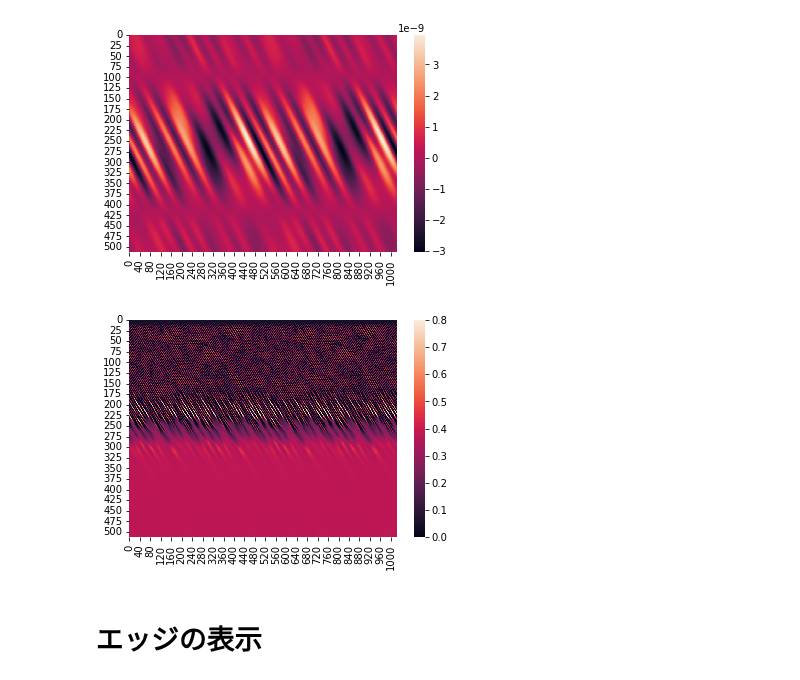
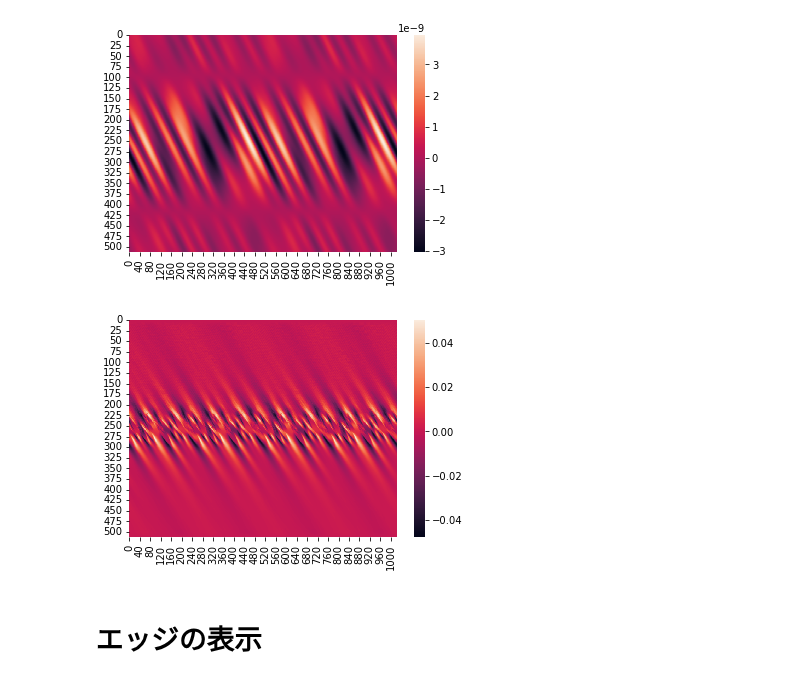
Before and after one commit to koki-mus/research, a Jupyter notebook: src/visualize.ipynb, the cells around one changed output. Saved outputs shown, nothing was run; the diff lists cells and outputs as text; code cells hidden in the pictures.

```diff
--- a/src/visualize.ipynb
+++ b/src/visualize.ipynb
@@ -27,14 +27,14 @@ for n in [3]:
 # %% [output]
 [figure]
 # %%
-tar = "pressure"
-for n in [0,1,2,3,4,5,6,7,8,9]:
-    name = f"{work_dir}snap/{tar}0000000{n}"
+tar = "velocityx"
+for n in [9]:
+    name = f"{root_dir}snap/{tar}0000000{n}"
     data = load(name, z=3)
-    show(data, imgname=f"{imgout}test/test{tar}{n}.png", bar_range=[0,0.8])
+    show(data)#, imgname=f"{imgout}test/test{tar}{n}.png", bar_range=[0,0.8])
     #show(data)
 # %% [output]
-[figure, old version]
+[figure, new version]
 # %% [markdown]
 # エッジの表示
 # %%
```
Also changed, not shown: parts of 1 cell of this notebook.
